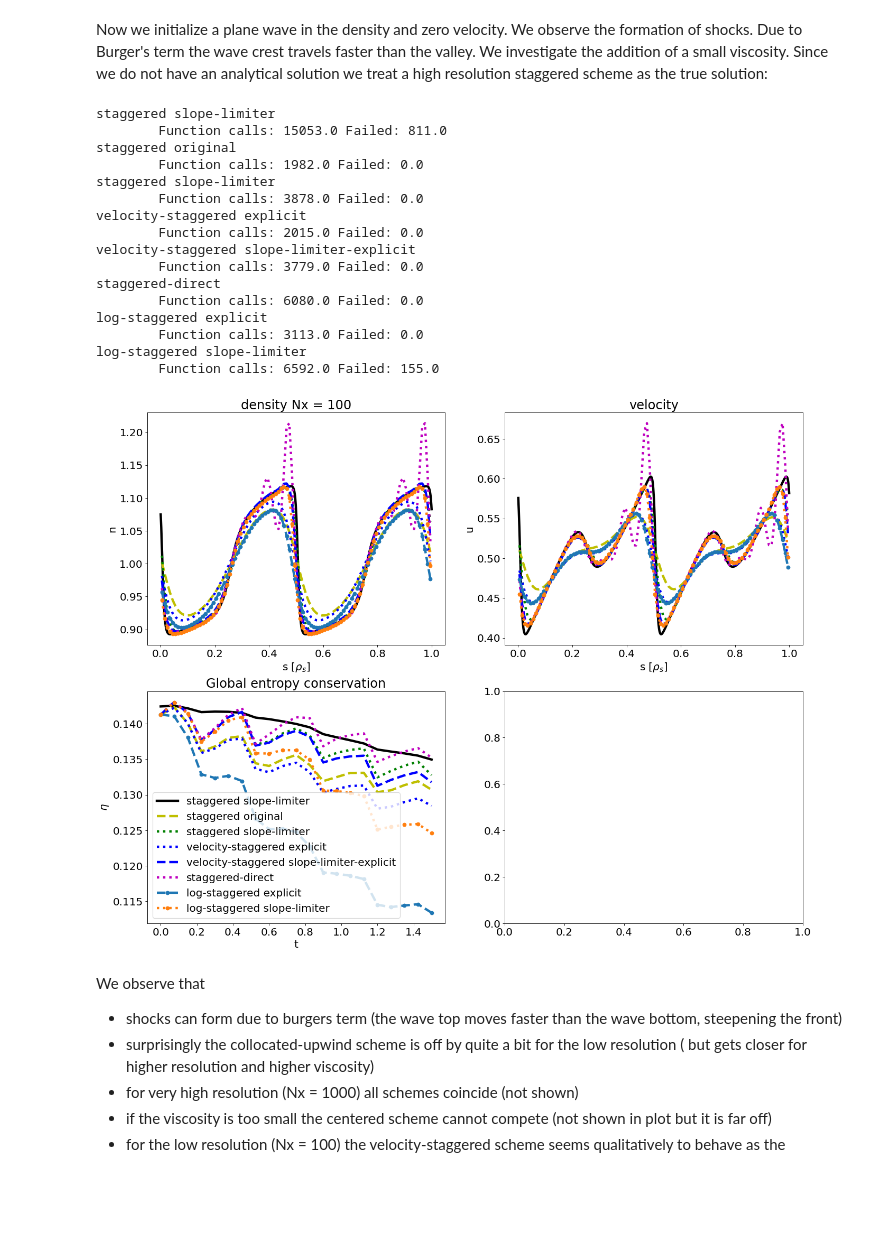
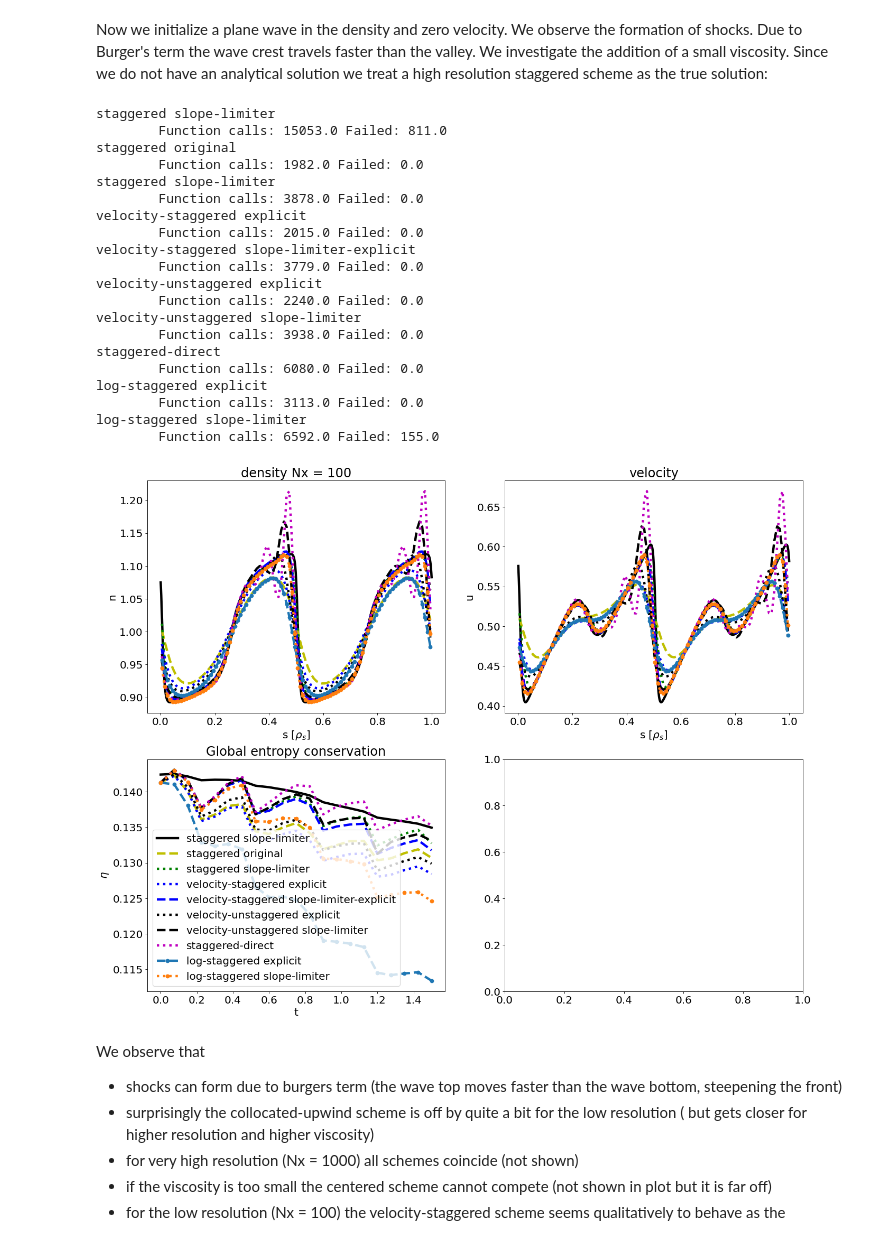
Before and after one commit to mwiesenberger/advection, a Jupyter notebook: OneDimensional.ipynb, the cells around one changed output. Drawn from its saved outputs; the diff is of its cells as text; code cells hidden in the pictures; blank space fills up the shorter version.

```diff
--- a/OneDimensional.ipynb
+++ b/OneDimensional.ipynb
@@ -531,6 +531,8 @@ for p in [
     {"type" : "velocity-staggered", "variant" : "explicit", "ls" : "b:"},
     {"type" : "velocity-staggered", "variant" : "slope-limiter-explicit", "ls" : "b--"},
     {"type" : "velocity-staggered", "variant" : "slope-limiter", "ls" : "b--"},
+    {"type" : "velocity-unstaggered", "variant" : "explicit", "ls" : "k:"},
+    {"type" : "velocity-unstaggered", "variant" : "slope-limiter", "ls" : "k--"},
 #     {"type" : "centered", "ls" : "m--"},
 #     {"type" : "staggered-direct", "ls" : "y--"},
     {"type" : "log-staggered", "ls" : "o:", "variant": "explicit"},
@@ -640,6 +642,8 @@ for p in [
 #     {"type" : "velocity-staggered", "variant" : "original", "ls" : "b:"},
     {"type" : "velocity-staggered", "variant" : "explicit", "ls" : "b:"},
     {"type" : "velocity-staggered", "variant" : "slope-limiter-explicit", "ls" : "b--"},
+    {"type" : "velocity-unstaggered", "variant" : "explicit", "ls" : "k:"},
+    {"type" : "velocity-unstaggered", "variant" : "slope-limiter", "ls" : "k--"},
 #     {"type" : "velocity-staggered", "variant" : "slope-limiter", "ls" : "b--"},
 #     {"type" : "centered", "ls" : "m:"},
     {"type" : "staggered-direct", "ls" : "m:"},
@@ -675,34 +679,38 @@ for p in [
        or p["type"] == "log-staggered"):
         params["timestepper"]["type"] = "ERK"
         params["timestepper"]["tableau"]  = "Bogacki-Shampine-4-2-3"
     elif( p["variant"] == "explicit" or p["variant"] == "slope-limiter-explicit") :
         params["timestepper"]["type"] = "ERK"
         params["timestepper"]["tableau"]  = "Bogacki-Shampine-4-2-3"
     params["physical"] ["alpha"] = 1
     params["physical"] ["gamma"] = 1
 #     params["timestepper"]["type"] = "ERK"
 #     params["timestepper"]["tableau"]  = "Euler"
     params["advection"] = p
     p_list.append(params)
 plot_navier_stokes(p_list)
 # %% [output]
 staggered slope-limiter
         Function calls: 15053.0 Failed: 811.0
 staggered original
         Function calls: 1982.0 Failed: 0.0
 staggered slope-limiter
         Function calls: 3878.0 Failed: 0.0
 velocity-staggered explicit
         Function calls: 2015.0 Failed: 0.0
 velocity-staggered slope-limiter-explicit
         Function calls: 3779.0 Failed: 0.0
+velocity-unstaggered explicit
+        Function calls: 2240.0 Failed: 0.0
+velocity-unstaggered slope-limiter
+        Function calls: 3938.0 Failed: 0.0
 staggered-direct
         Function calls: 6080.0 Failed: 0.0
 log-staggered explicit
         Function calls: 3113.0 Failed: 0.0
 log-staggered slope-limiter
         Function calls: 6592.0 Failed: 155.0
-[figure, old version]
+[figure, new version]
 # %% [markdown]
 We observe that
 - shocks can form due to burgers term (the wave top moves faster than the wave bottom, steepening the front)
```
Also changed, not shown: parts of 2 cells of this notebook, 1 other file.
